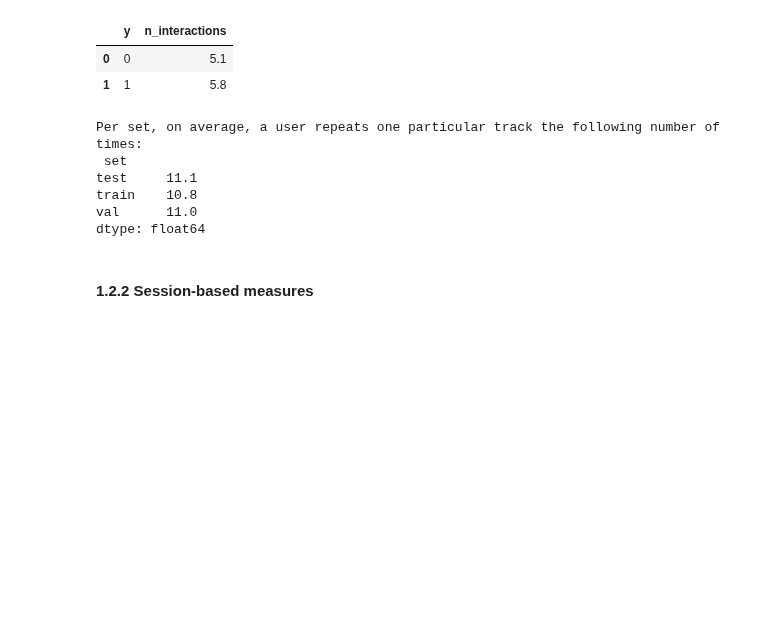
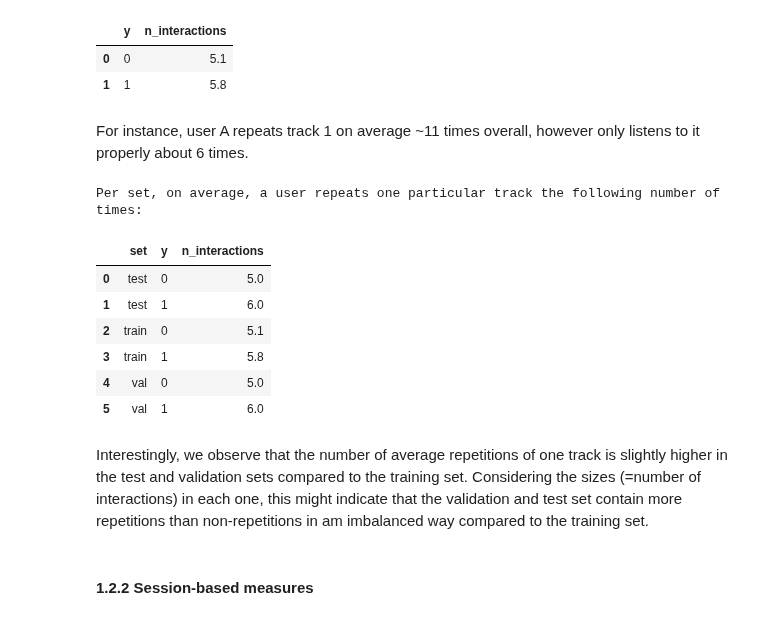
Before and after one commit to Laura-Legat/Practical-Work-AI, a Jupyter notebook: dataset_analysis.ipynb, the cells around one changed output. Drawn from its saved outputs; the diff is of its cells as text; code cells hidden in the pictures; blank space fills up the shorter version.

```diff
--- a/dataset_analysis.ipynb
+++ b/dataset_analysis.ipynb
@@ -187,18 +187,25 @@ On average, a user repeats one particular track with the following distribution:
 |  | y | n_interactions |
 | 0 | 0 | 5.1 |
 | 1 | 1 | 5.8 |
+# %% [markdown]
+For instance, user A repeats track 1 on average ~11 times overall, however only listens to it properly about 6 times.
 # %%
-user_item_same_pairs_counts_per_set = df.groupby(['set', 'userId', 'itemId']).size() # counts the number of same user-item pairs per set
+user_item_same_pairs_counts_per_set = df.groupby(['set', 'userId', 'itemId', 'y']).size() # counts the number of same user-item pairs per set
 
-average_repetitions_per_set = user_item_same_pairs_counts_per_set.groupby(level='set').mean().round(1) # averages them for each set
+average_repetitions_per_set = user_item_same_pairs_counts_per_set.groupby(['set', 'y']).mean().round(1).reset_index(name='n_interactions') # averages them for each set
 
-print("Per set, on average, a user repeats one particular track the following number of times: \n", average_repetitions_per_set)
+print("Per set, on average, a user repeats one particular track the following number of times:")
+average_repetitions_per_set
 # %% [output]
 Per set, on average, a user repeats one particular track the following number of times:
- set
-test     11.1
-train    10.8
-val      11.0
-dtype: float64
+|  | set | y | n_interactions |
+| 0 | test | 0 | 5.0 |
+| 1 | test | 1 | 6.0 |
+| 2 | train | 0 | 5.1 |
+| 3 | train | 1 | 5.8 |
+| 4 | val | 0 | 5.0 |
+| 5 | val | 1 | 6.0 |
+# %% [markdown]
+Interestingly, we observe that the number of average repetitions of one track is slightly higher in the test and validation sets compared to the training set. Considering the sizes (=number of interactions) in each one, this might indicate that the validation and test set contain more repetitions than non-repetitions in am imbalanced way compared to the training set.
 # %% [markdown]
 #### 1.2.2 Session-based measures
```
Also changed, not shown: parts of 4 cells of this notebook.
